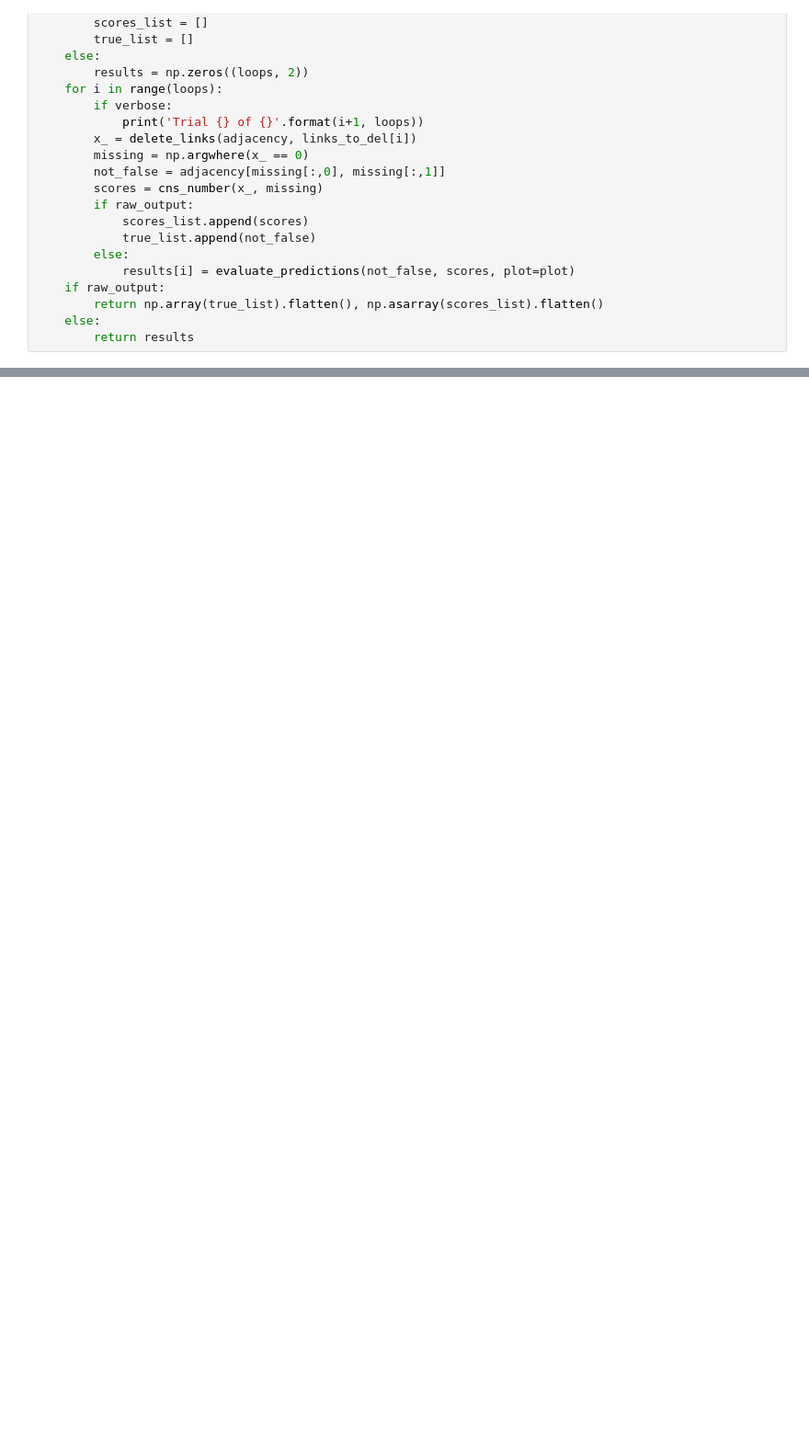
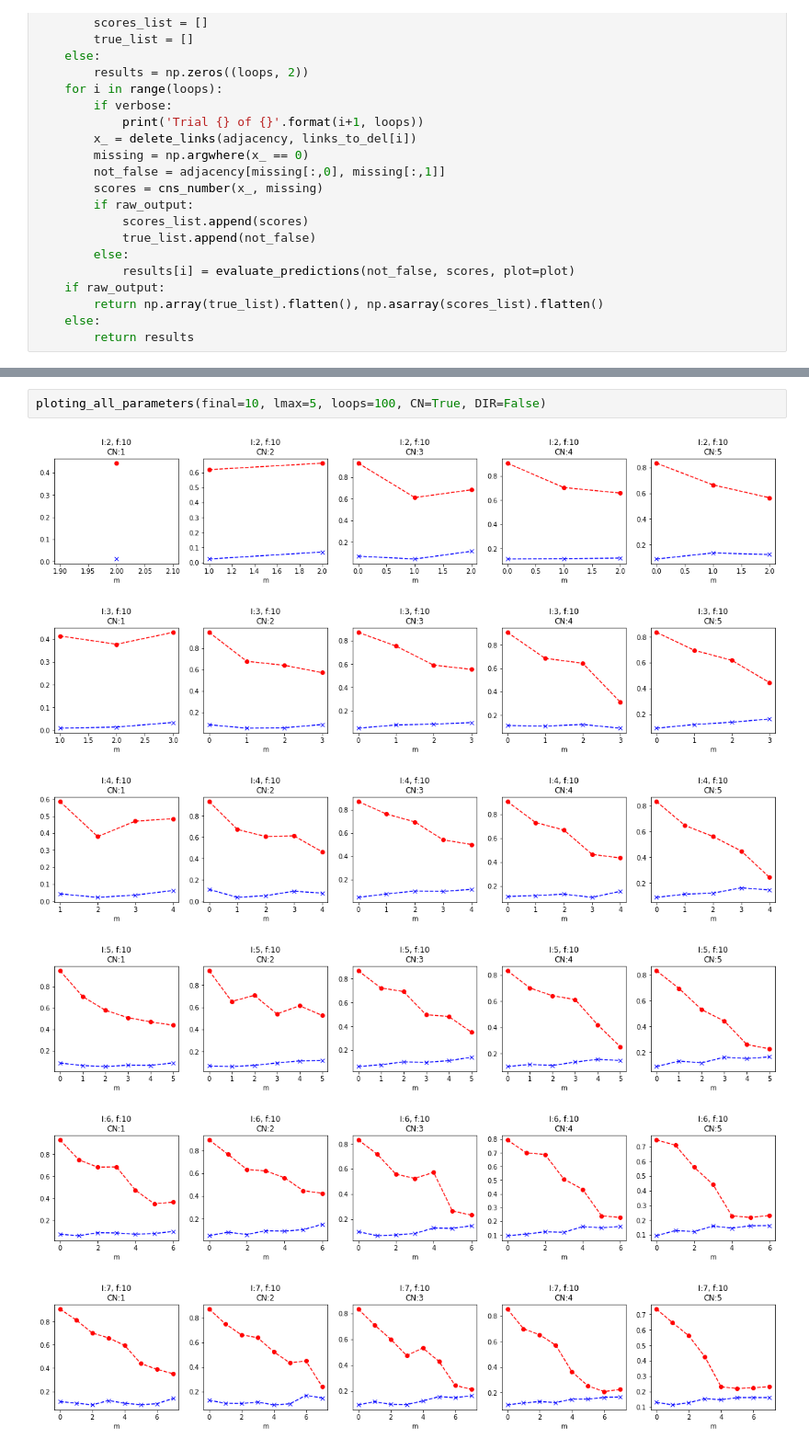
Before and after one commit to JorgeRuizBerlin/BACN, a Jupyter notebook: B-A+CN Model.ipynb, the cells around one changed output, grey strips where cells are left out. Shown at 92% size. Cells and saved outputs as stored; diff of their text form; blank space fills up the shorter version.

```diff
--- a/B-A+CN Model.ipynb
+++ b/B-A+CN Model.ipynb
@@ -259,0 +311,9 @@ ploting_all_parameters(final=20, lmax=10, loops=10, CN=True)
+# %%
+ploting_all_parameters(final=10, lmax=5, loops=100, CN=True, DIR=False)
+# %% [output]
+[figure, added]
+[figure, added]
+[figure, added]
+[figure, added]
+[figure, added]
+[figure, added]
```
Also changed, not shown: parts of 14 cells of this notebook.
